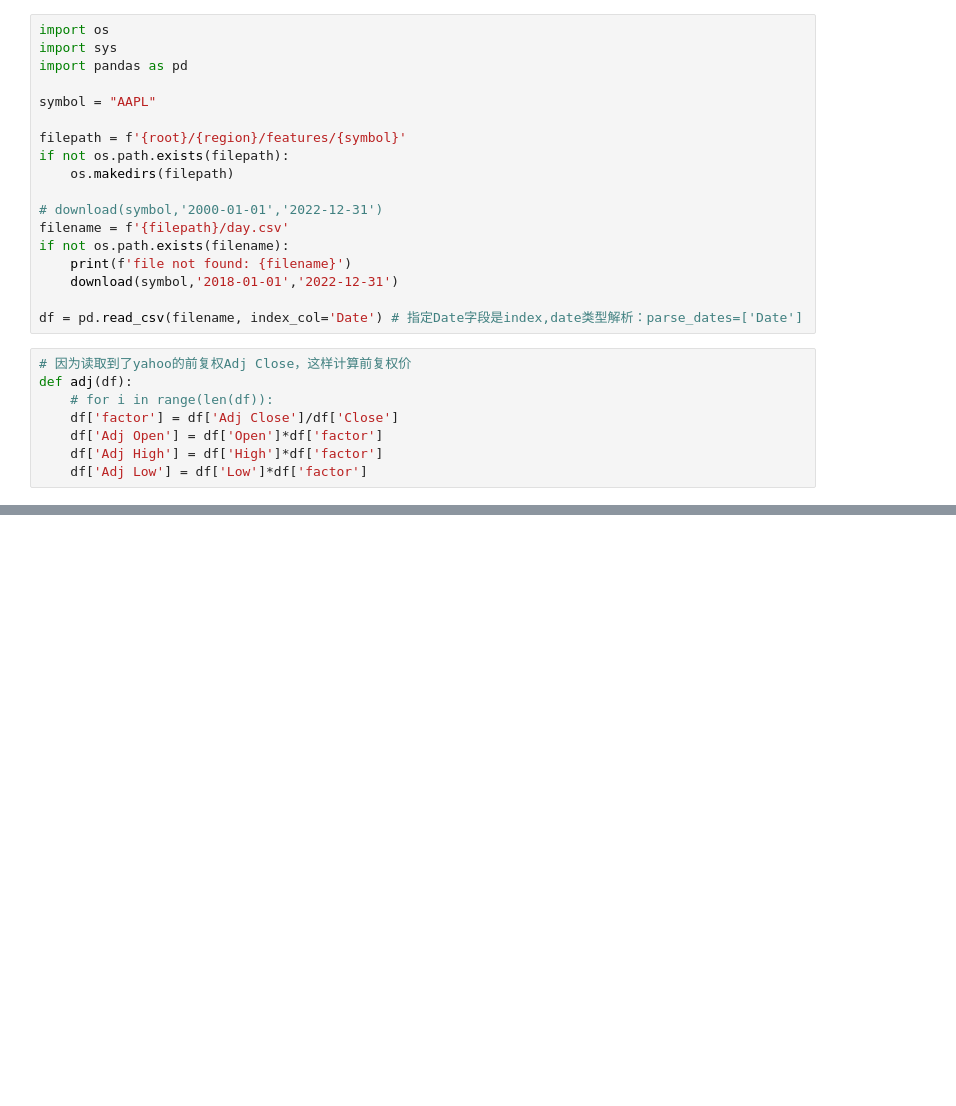
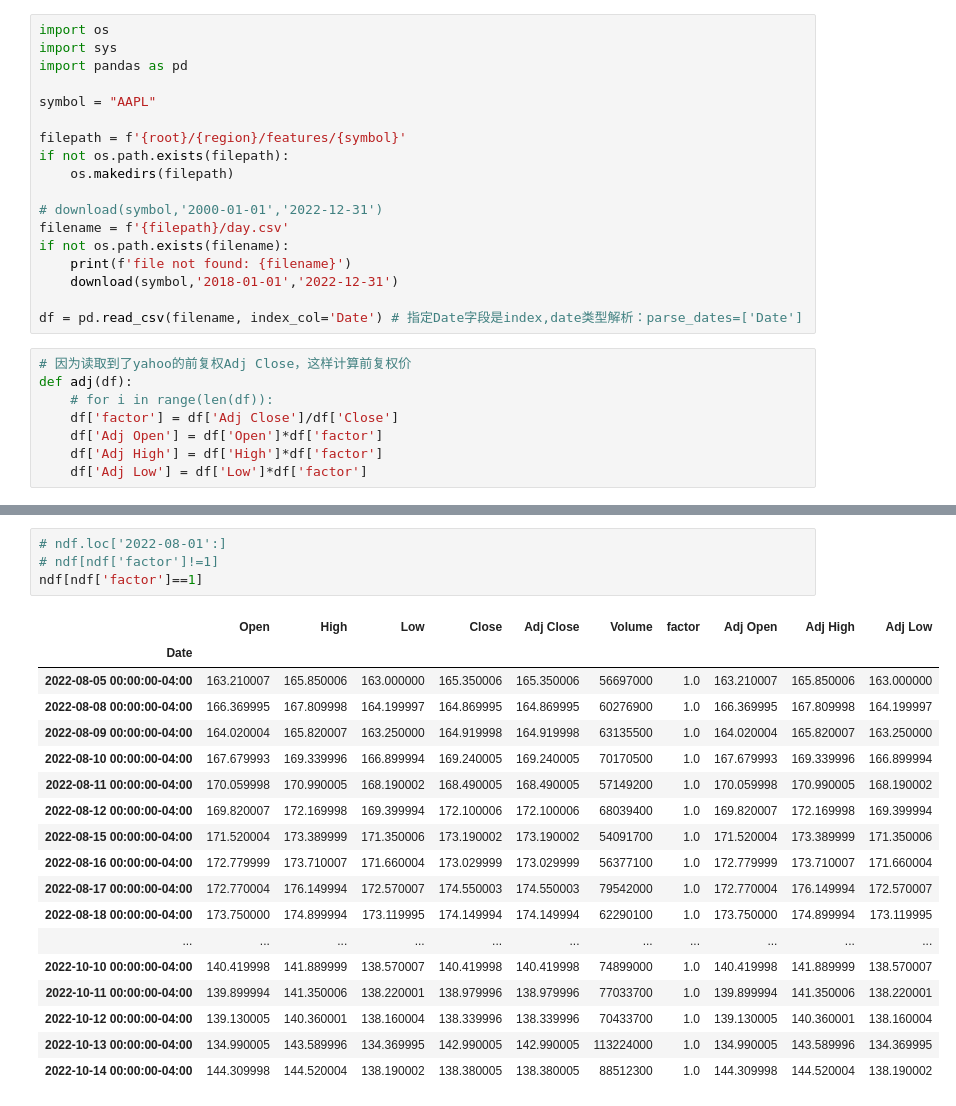
Before and after one commit to fenggeHu/python-demo, a Jupyter notebook: file_rw/rw.ipynb, the cells around one changed output, grey strips where cells are left out. Saved outputs shown, nothing was run; the diff lists cells and outputs as text; blank space fills up the shorter version.

```diff
--- a/file_rw/rw.ipynb
+++ b/file_rw/rw.ipynb
@@ -54,0 +47,23 @@ ndf.loc['2022-08-01':'2022-08-08']
+# %%
+# ndf.loc['2022-08-01':]
+# ndf[ndf['factor']!=1]
+ndf[ndf['factor']==1]
+# %% [output]
+|  | Open | High | Low | Close | Adj Close | Volume | factor | Adj Open | Adj High | Adj Low |
+| Date |  |  |  |  |  |  |  |  |  |  |
+| 2022-08-05 00:00:00-04:00 | 163.210007 | 165.850006 | 163.000000 | 165.350006 | 165.350006 | 56697000 | 1.0 | 163.210007 | 165.850006 | 163.000000 |
+| 2022-08-08 00:00:00-04:00 | 166.369995 | 167.809998 | 164.199997 | 164.869995 | 164.869995 | 60276900 | 1.0 | 166.369995 | 167.809998 | 164.199997 |
+| 2022-08-09 00:00:00-04:00 | 164.020004 | 165.820007 | 163.250000 | 164.919998 | 164.919998 | 63135500 | 1.0 | 164.020004 | 165.820007 | 163.250000 |
+| 2022-08-10 00:00:00-04:00 | 167.679993 | 169.339996 | 166.899994 | 169.240005 | 169.240005 | 70170500 | 1.0 | 167.679993 | 169.339996 | 166.899994 |
+| 2022-08-11 00:00:00-04:00 | 170.059998 | 170.990005 | 168.190002 | 168.490005 | 168.490005 | 57149200 | 1.0 | 170.059998 | 170.990005 | 168.190002 |
+| 2022-08-12 00:00:00-04:00 | 169.820007 | 172.169998 | 169.399994 | 172.100006 | 172.100006 | 68039400 | 1.0 | 169.820007 | 172.169998 | 169.399994 |
+| 2022-08-15 00:00:00-04:00 | 171.520004 | 173.389999 | 171.350006 | 173.190002 | 173.190002 | 54091700 | 1.0 | 171.520004 | 173.389999 | 171.350006 |
+| 2022-08-16 00:00:00-04:00 | 172.779999 | 173.710007 | 171.660004 | 173.029999 | 173.029999 | 56377100 | 1.0 | 172.779999 | 173.710007 | 171.660004 |
+| 2022-08-17 00:00:00-04:00 | 172.770004 | 176.149994 | 172.570007 | 174.550003 | 174.550003 | 79542000 | 1.0 | 172.770004 | 176.149994 | 172.570007 |
+| 2022-08-18 00:00:00-04:00 | 173.750000 | 174.899994 | 173.119995 | 174.149994 | 174.149994 | 62290100 | 1.0 | 173.750000 | 174.899994 | 173.119995 |
+| ... | ... | ... | ... | ... | ... | ... | ... | ... | ... | ... |
+| 2022-10-10 00:00:00-04:00 | 140.419998 | 141.889999 | 138.570007 | 140.419998 | 140.419998 | 74899000 | 1.0 | 140.419998 | 141.889999 | 138.570007 |
+| 2022-10-11 00:00:00-04:00 | 139.899994 | 141.350006 | 138.220001 | 138.979996 | 138.979996 | 77033700 | 1.0 | 139.899994 | 141.350006 | 138.220001 |
+| 2022-10-12 00:00:00-04:00 | 139.130005 | 140.360001 | 138.160004 | 138.339996 | 138.339996 | 70433700 | 1.0 | 139.130005 | 140.360001 | 138.160004 |
+| 2022-10-13 00:00:00-04:00 | 134.990005 | 143.589996 | 134.369995 | 142.990005 | 142.990005 | 113224000 | 1.0 | 134.990005 | 143.589996 | 134.369995 |
+| 2022-10-14 00:00:00-04:00 | 144.309998 | 144.520004 | 138.190002 | 138.380005 | 138.380005 | 88512300 | 1.0 | 144.309998 | 144.520004 | 138.190002 |
```
Also changed, not shown: parts of 3 cells of this notebook.
